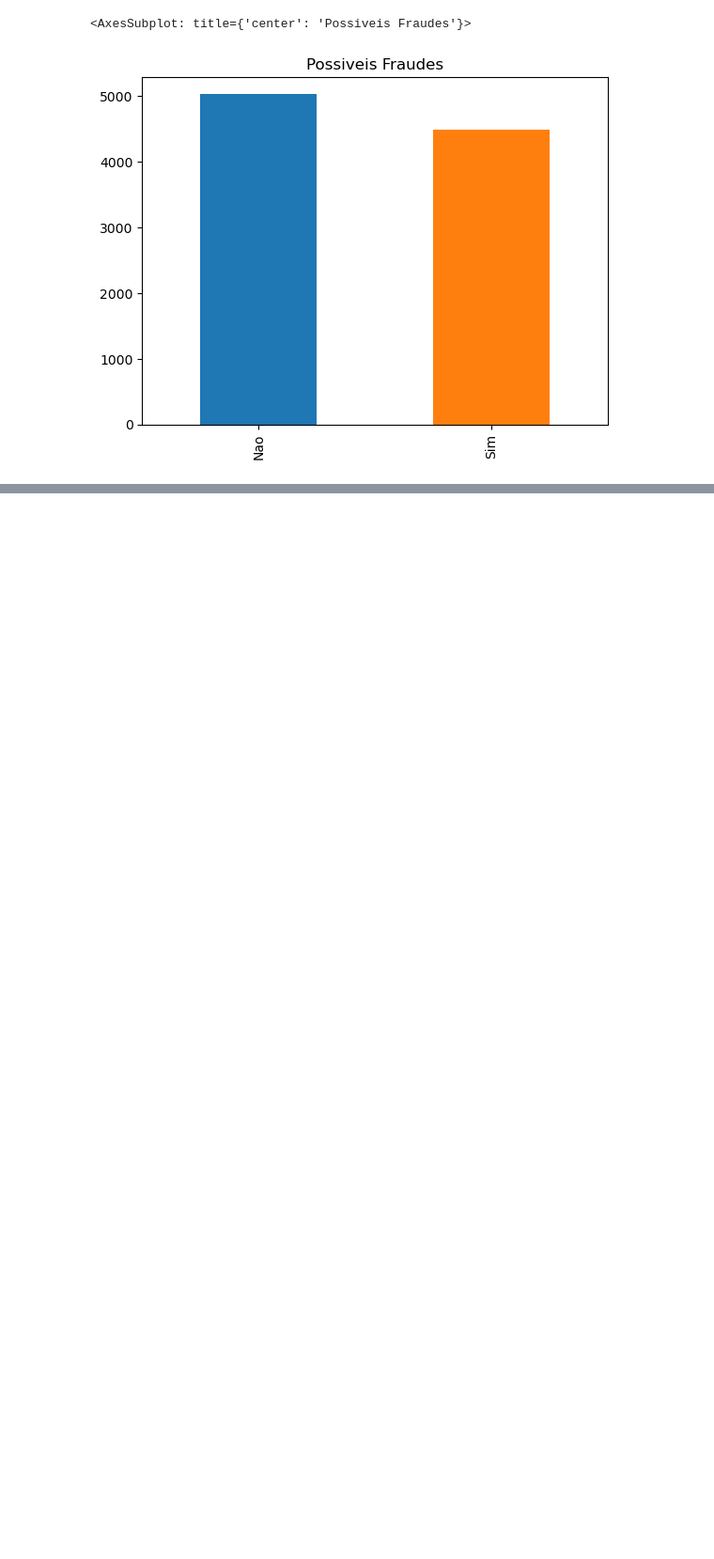
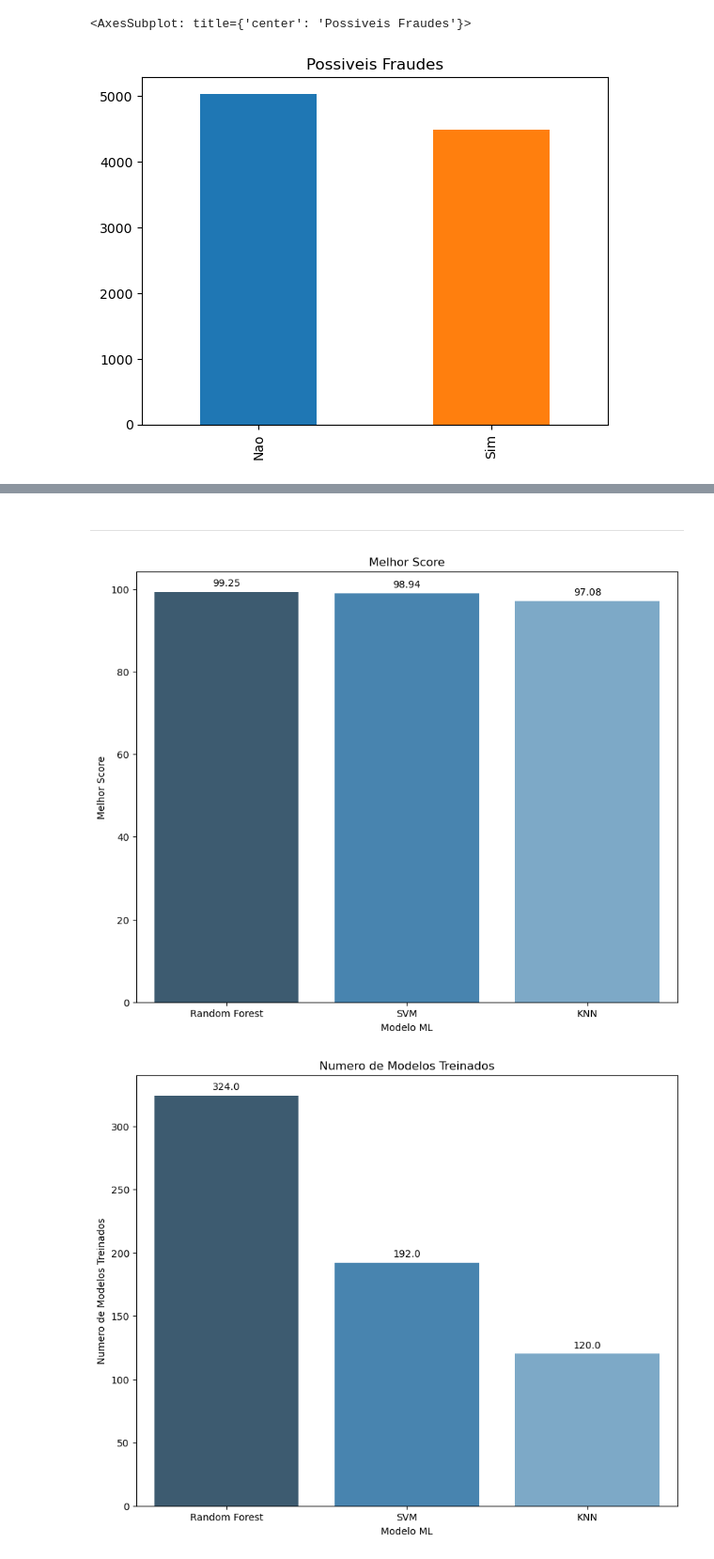
Before and after one commit to DevTheo25/Analise-de-Fraude, a Jupyter notebook: AnaliseFraude.ipynb, the cells around one changed output, grey strips where cells are left out. Shown at 94% size. Drawn from its saved outputs; the diff is of its cells as text; code cells hidden in the pictures; blank space fills up the shorter version.

```diff
--- a/AnaliseFraude.ipynb
+++ b/AnaliseFraude.ipynb
@@ -408,0 +916,5 @@ df_original["Possivel_Fraude"].value_counts().plot(kind="bar", title="Possiveis
+# %%
+# Dicionário de métricas e metadados
+modelo_svm = {'Melhores Hiperparametros':svm.best_params_,
+               'Numero de Modelos Treinados': treinos_svm.shape[0],
+               'Melhor Score': round(svm.best_score_ * 100,2)}
@@ -408,0 +935,3 @@ df_original["Possivel_Fraude"].value_counts().plot(kind="bar", title="Possiveis
+# %%
+# Construtor
+modelo_knn = KNeighborsClassifier()
@@ -408,0 +990,7 @@ df_original["Possivel_Fraude"].value_counts().plot(kind="bar", title="Possiveis
+# %%
+# Dicionário de métricas e metadados
+modelo_knn = {'Melhores Hiperparametros':knn.best_params_,
+               'Numero de Modelos Treinados': treinos_knn.shape[0],
+               'Melhor Score': round(knn.best_score_ * 100,2)}
+
+modelo_knn
@@ -408,0 +1004,35 @@ df_original["Possivel_Fraude"].value_counts().plot(kind="bar", title="Possiveis
+# %% [markdown]
+---
+# %%
+# Gerando o DataFrame com todos os valores de todos os modelos treinados
+resumo = pd.DataFrame({'Modelo ML': ["Random Forest", "SVM", "KNN"],
+                       "Melhor Score" : [pd.Series(modelo_rf)[2], pd.Series(modelo_svm)[2], pd.Series(modelo_knn)[2]],
+                       "Numero de Modelos Treinados" : [pd.Series(modelo_rf)[1], pd.Series(modelo_svm)[1], pd.Series(modelo_knn)[1]],
+                       'Melhores Hiperparametros' : [pd.Series(modelo_rf)[0], pd.Series(modelo_svm)[0], pd.Series(modelo_knn)[0]]
+                       })
+# %%
+# Gráficos finais
+
+for coluna in resumo.columns:
+
+    if coluna != "Melhores Hiperparametros" and coluna != "Modelo ML":
+        plt.figure(figsize=(10,8))
+
+        palette = sns.color_palette("Blues_d", len(resumo))[::-1]
+
+        ax = sns.barplot(x=resumo["Modelo ML"], y=resumo[coluna], palette=palette)
+
+
+        for p in ax.patches:
+            ax.annotate(format(f"{p.get_height()}"),
+                        (p.get_x() + p.get_width() / 2., p.get_height()),
+                        ha = 'center', va = 'center',
+                        xytext = (0, 9),
+                        textcoords = 'offset points')
+
+        plt.title(coluna)
+        plt.show()
+        print()
+# %% [output]
+[figure, added]
+[figure, added]
```
Also changed, not shown: parts of 66 cells of this notebook.
